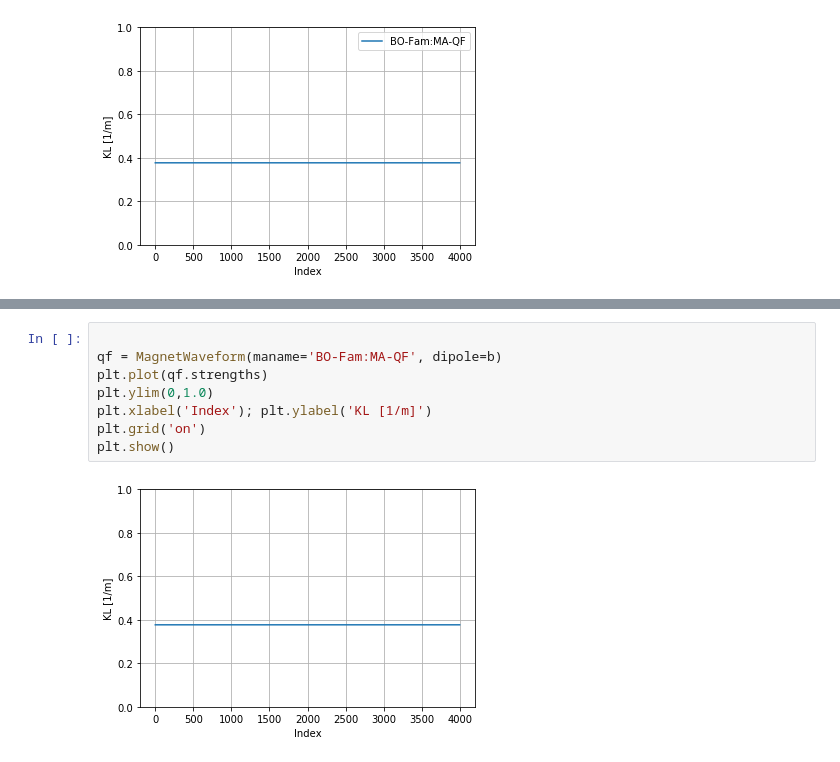
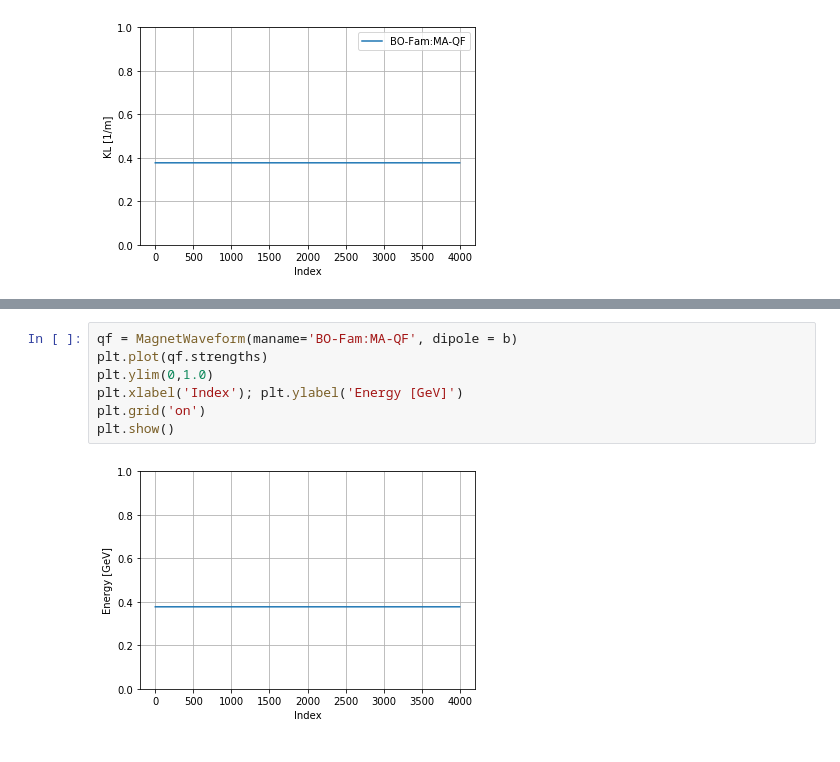
Before and after one commit to lnls-sirius/dev-packages, a Jupyter notebook: siriuspy/examples/ramp2.ipynb, the cells around one changed output, grey strips where cells are left out. Saved outputs shown, nothing was run; the diff lists cells and outputs as text.

```diff
--- a/siriuspy/examples/ramp2.ipynb
+++ b/siriuspy/examples/ramp2.ipynb
@@ -247,12 +243,11 @@ plt.show()
 # %% [output]
 [figure]
 # %%
-
-qf = MagnetWaveform(maname='BO-Fam:MA-QF', dipole=b)
+qf = MagnetWaveform(maname='BO-Fam:MA-QF', dipole = b)
 plt.plot(qf.strengths)
 plt.ylim(0,1.0)
-plt.xlabel('Index'); plt.ylabel('KL [1/m]')
+plt.xlabel('Index'); plt.ylabel('Energy [GeV]')
 plt.grid('on')
 plt.show()
 # %% [output]
-[figure, old version]
+[figure, new version]
```
Also changed, not shown: parts of 10 cells of this notebook, 3 other files.
